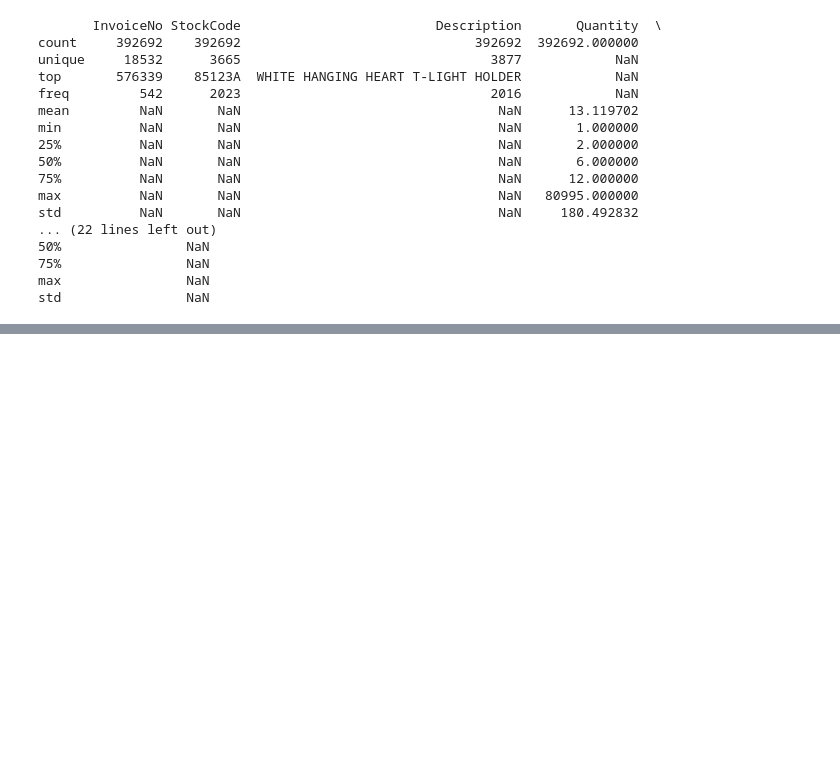
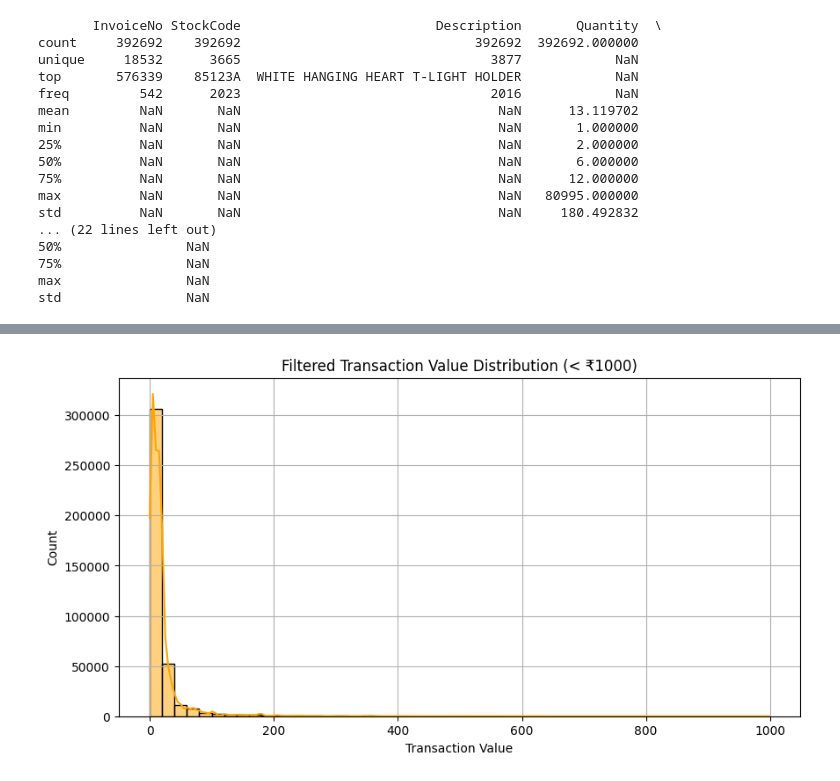
Before and after one commit to Shubhampandey1git/-Shopper-Spectrum-Customer-Segmentation-and-Product-Recommendations-in-E-Commerce, a Jupyter notebook: test.ipynb, the cells around one changed output, grey strips where cells are left out. Saved outputs shown, nothing was run; the diff lists cells and outputs as text; code cells hidden in the pictures; blank space fills up the shorter version.

```diff
--- a/test.ipynb
+++ b/test.ipynb
@@ -112,0 +182,3 @@ std                NaN
+# %%
+# Creating the TransactionValue column
+df_clean['TransactionValue'] = df_clean['Quantity'] * df_clean['UnitPrice']
@@ -112,0 +197,12 @@ std                NaN
+# %%
+filtered = df_clean[df_clean['TransactionValue'] < 1000]
+
+plt.figure(figsize=(10,5))
+sns.histplot(filtered['TransactionValue'], bins=50, kde=True, color='orange')
+plt.title('Filtered Transaction Value Distribution (< ₹1000)')
+plt.xlabel('Transaction Value')
+plt.ylabel('Count')
+plt.grid()
+plt.show()
+# %% [output]
+[figure, added]
```
Also changed, not shown: parts of 61 cells of this notebook, 8 other files.
